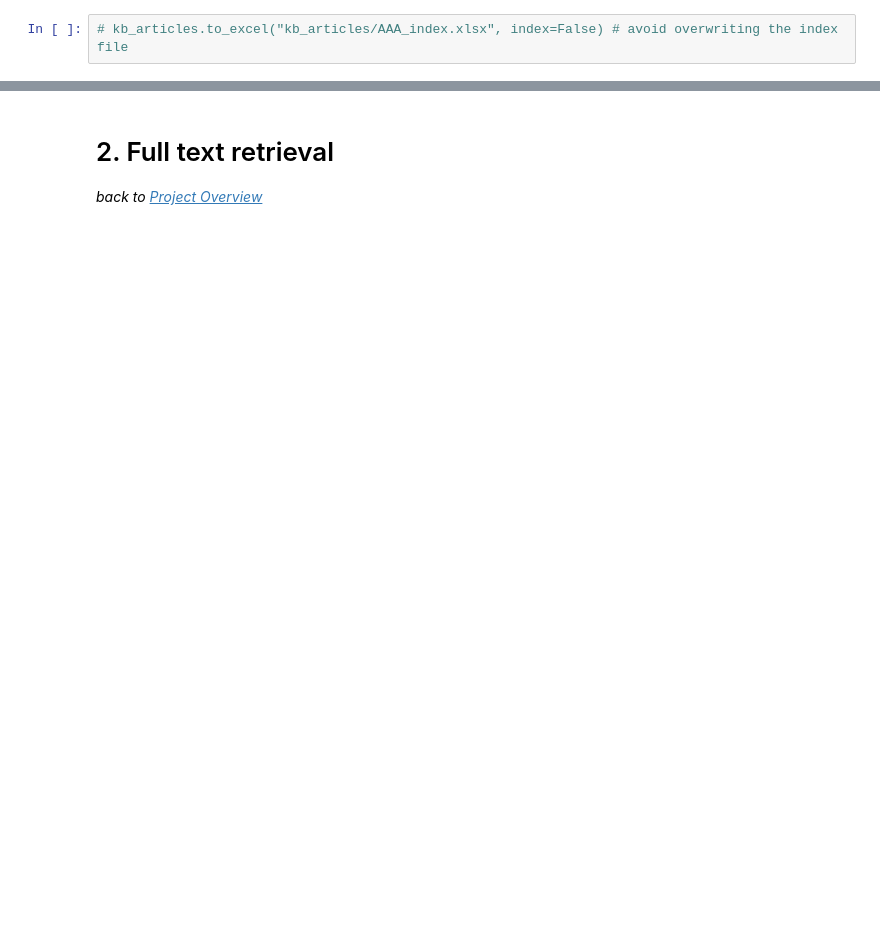
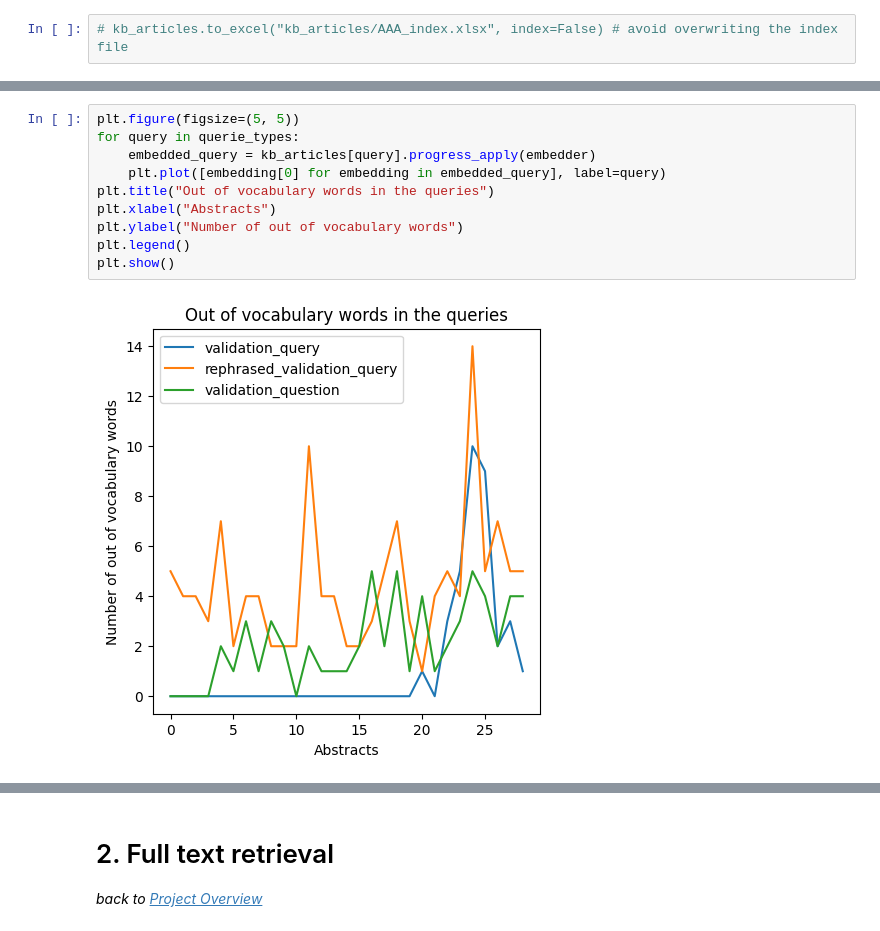
Before and after one commit to MathieuDemarets/vlerick-mai-nlp-2023, a Jupyter notebook: Final_Assignment/Articles.ipynb, the cells around one changed output, grey strips where cells are left out. Cells and saved outputs as stored; diff of their text form; blank space fills up the shorter version.

```diff
--- a/Final_Assignment/Articles.ipynb
+++ b/Final_Assignment/Articles.ipynb
@@ -799,0 +1019,12 @@ if 'validation_question' not in kb_articles.columns:
+# %%
+plt.figure(figsize=(5, 5))
+for query in querie_types:
+    embedded_query = kb_articles[query].progress_apply(embedder)
+    plt.plot([embedding[0] for embedding in embedded_query], label=query)
+plt.title("Out of vocabulary words in the queries")
+plt.xlabel("Abstracts")
+plt.ylabel("Number of out of vocabulary words")
+plt.legend()
+plt.show()
+# %% [output]
+[figure, added]
```
Also changed, not shown: parts of 52 cells of this notebook, 16 other files.
